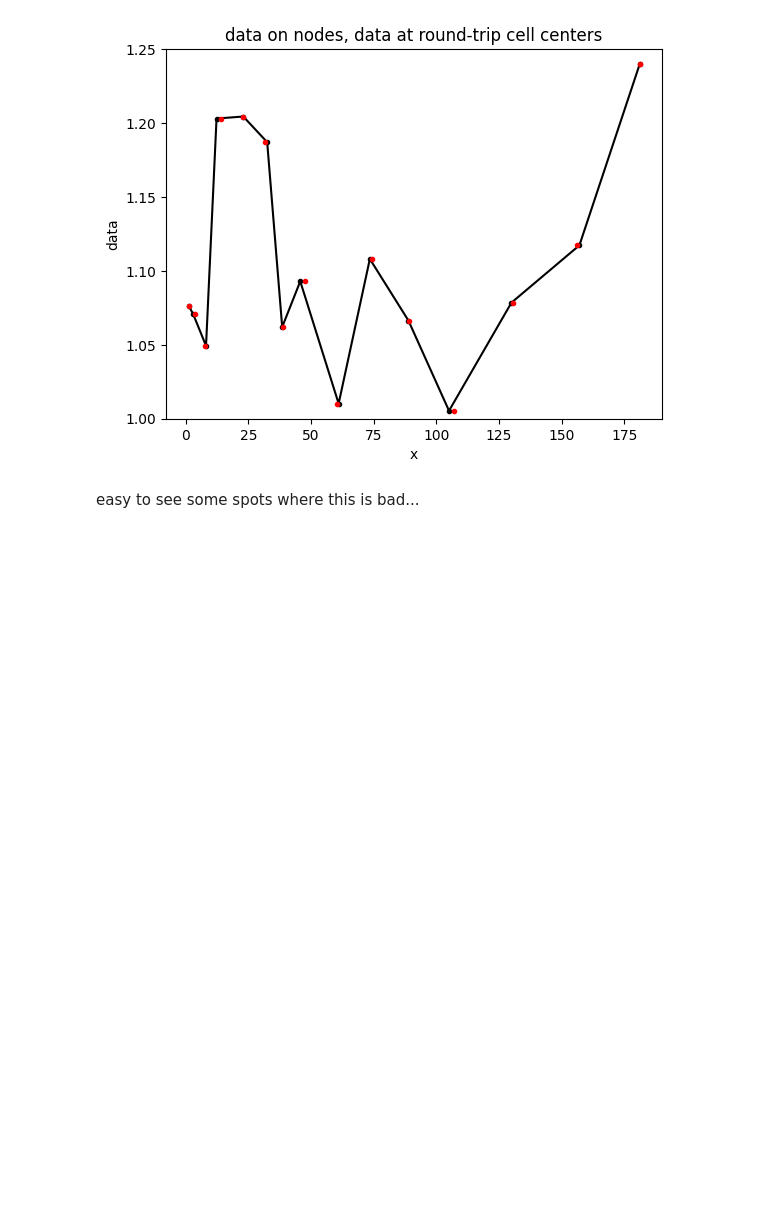
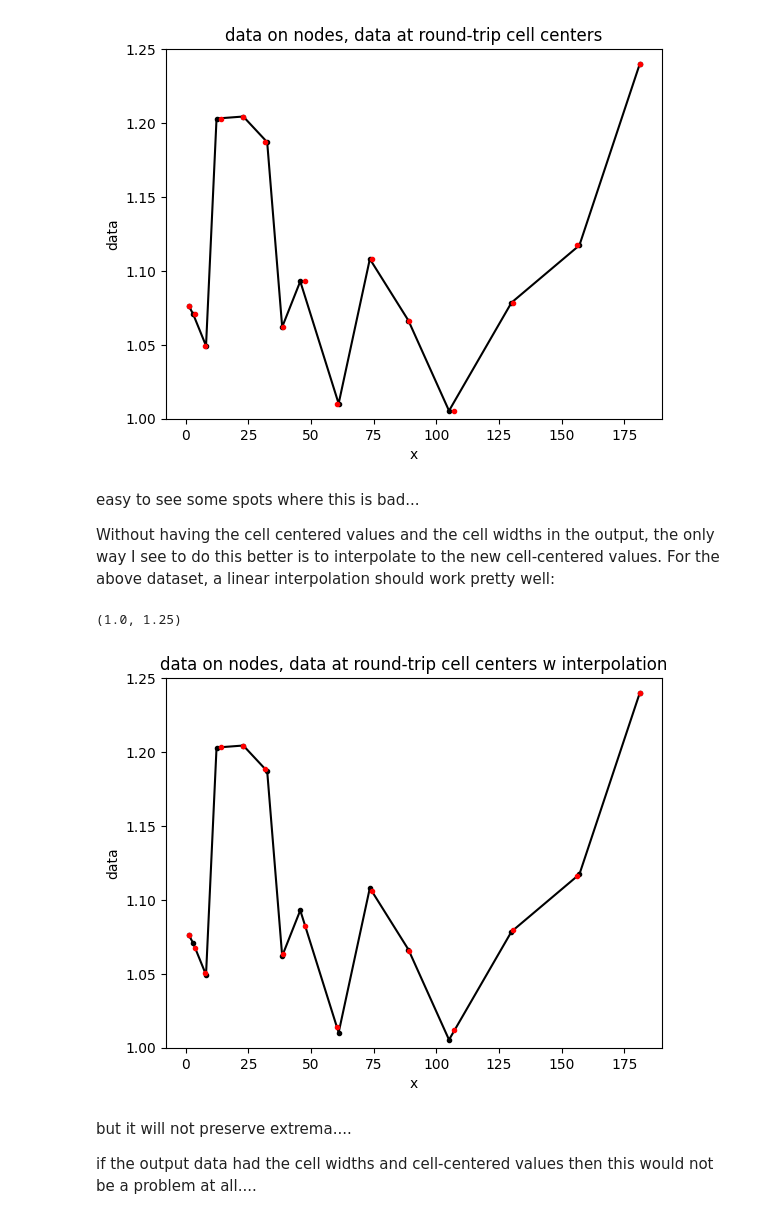
Before and after one commit to data-exp-lab/zfp_yt_cm1_stretched_grids, a Jupyter notebook: stretched_from_node_points.ipynb, the cells around one changed output. Saved outputs shown, nothing was run; the diff lists cells and outputs as text; code cells hidden in the pictures; blank space fills up the shorter version.

Commit message:
interpolation

```diff
--- a/stretched_from_node_points.ipynb
+++ b/stretched_from_node_points.ipynb
@@ -67,3 +67,23 @@ plt.ylim([1., 1.25])
 [figure]
 # %% [markdown]
 easy to see some spots where this is bad...
+
+Without having the cell centered values and the cell widths in the output, the only way I see to do this better is to interpolate to the new cell-centered values. For the above dataset, a linear interpolation should work pretty well:
+# %%
+center_data = np.interp(x_centers, x, data)
+# %%
+x_centers = (x_edges[0:-1] + x_edges[1:])/2.0
+
+plt.plot(x, data, "k", marker=".")
+plt.plot(x_centers, center_data, '.r')
+plt.xlabel("x")
+plt.ylabel("data")
+plt.title("data on nodes, data at round-trip cell centers w interpolation")
+plt.ylim([1., 1.25])
+# %% [output]
+(1.0, 1.25)
+[figure, added]
+# %% [markdown]
+but it will not preserve extrema....
+
+if the output data had the cell widths and cell-centered values then this would not be a problem at all....
```
